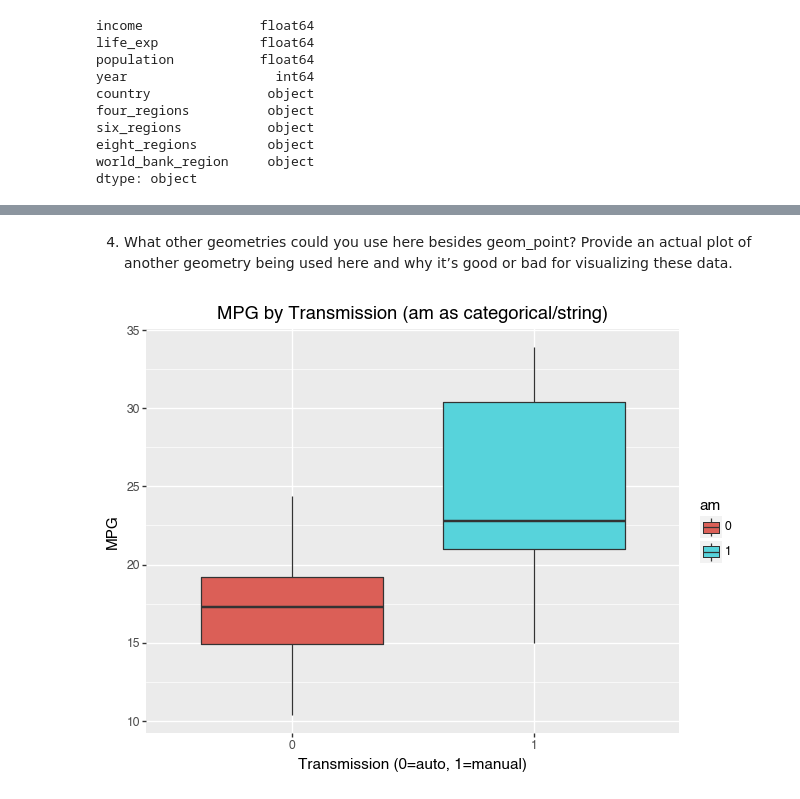
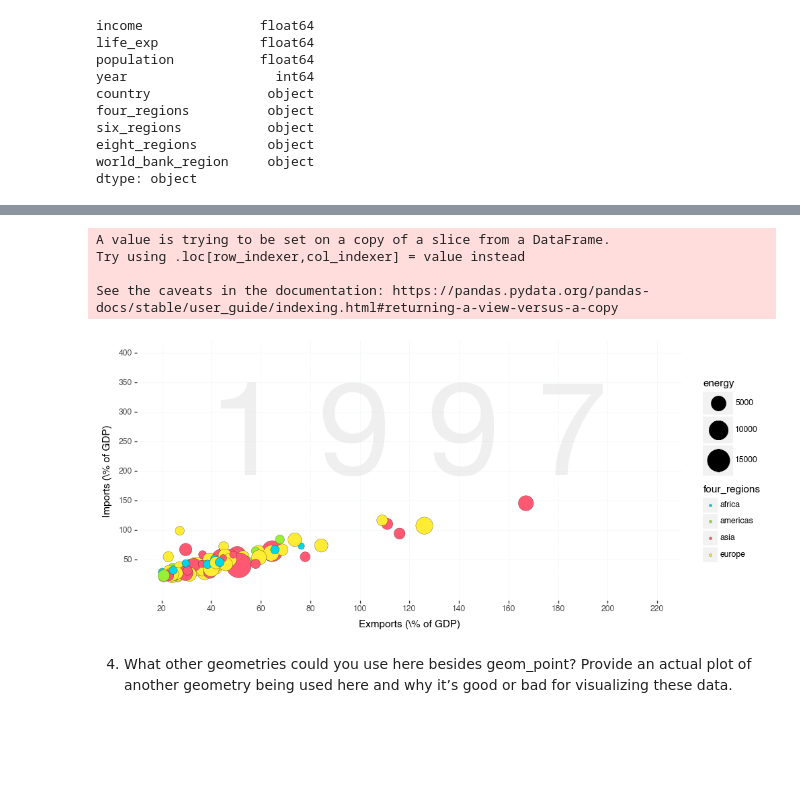
Before and after one commit to PharaohPooh/GSB_544, a Jupyter notebook: Week_1/Lab_1_Gapminder Data_Visualization/Lab1_Visualization_JRC.ipynb, the cells around one changed output, grey strips where cells are left out. Cells and saved outputs as stored; diff of their text form; code cells hidden in the pictures; blank space fills up the shorter version.

```diff
--- a/Week_1/Lab_1_Gapminder Data_Visualization/Lab1_Visualization_JRC.ipynb
+++ b/Week_1/Lab_1_Gapminder Data_Visualization/Lab1_Visualization_JRC.ipynb
@@ -116,0 +156,3 @@ p9.aes(
+# %%
+#Data Clean
+df2 = df2.dropna(subset=["imports","exports","energy","four_regions"], how='any')
@@ -117,18 +173,32 @@ p9.aes(
+# %%
+#type clean
+df2["energy"] = df2["energy"].astype(float)
+# %% [output]
+A value is trying to be set on a copy of a slice from a DataFrame.
+Try using .loc[row_indexer,col_indexer] = value instead
+
+See the caveats in the documentation: https://pandas.pydata.org/pandas-docs/stable/user_guide/indexing.html#returning-a-view-versus-a-copy
+# %%
+#Task 2 Graph Here
+(p9.ggplot(df2,
+p9.aes(
+  x = "exports",
+  y = "imports",
+  fill = "four_regions",
+  size = "energy"
+))
++ p9.geom_point(shape='o', color='black', stroke=0.1, alpha=1)
+    + p9.scale_size(range=(3, 15))
+    + p9.labs(x="Exmports (\% of GDP)", y="Imports (\% of GDP)")
+      + p9.theme(figure_size=(10, 4.5))
+      + p9.scale_x_continuous(limits=(20, 220),breaks=[20,40,60,80,100,120,140,160,180, 200, 220])
+      + p9.scale_y_continuous(limits=(0, 400),breaks=[50,100,150,200,250,300,350,400])
+      + p9.scale_fill_manual( values={"africa":"#00d5e9", "americas":"#99ef33",
+            "asia":"#ff5872", "europe":"#ffec33"}, limits=["africa","americas","asia","europe"])
+      + p9.theme(panel_background=p9.element_rect(fill="white"), panel_grid_major=p9.element_line(color="#f2f7f8", size=0.5))
+      + p9.annotate("text", x=120, y=250, label="1 9 9 7", family= "Helvetica Neue", alpha=0.5, size=140, color="#e1e1e1")
+    )
+# %% [output]
+[figure, added]
 # %% [markdown]
 4. What other geometries could you use here besides geom_point? Provide an actual plot of another geometry being used here and why it’s good or bad for visualizing these data.
-# %%
-# Create plot for (1) here
-df["am"] = df["am"].astype(str)
-(p9.ggplot(df,
-p9.aes(
-  x = "am",
-  y = "mpg",
-  fill = "am"
-))
-+ p9.geom_boxplot() + p9.labs(
-        title="MPG by Transmission (am as categorical/string)",
-        x="Transmission (0=auto, 1=manual)", y="MPG"
-    )
-)
-# %% [output]
-[figure, removed]
```
Also changed, not shown: parts of 32 cells of this notebook, 7 other files.
